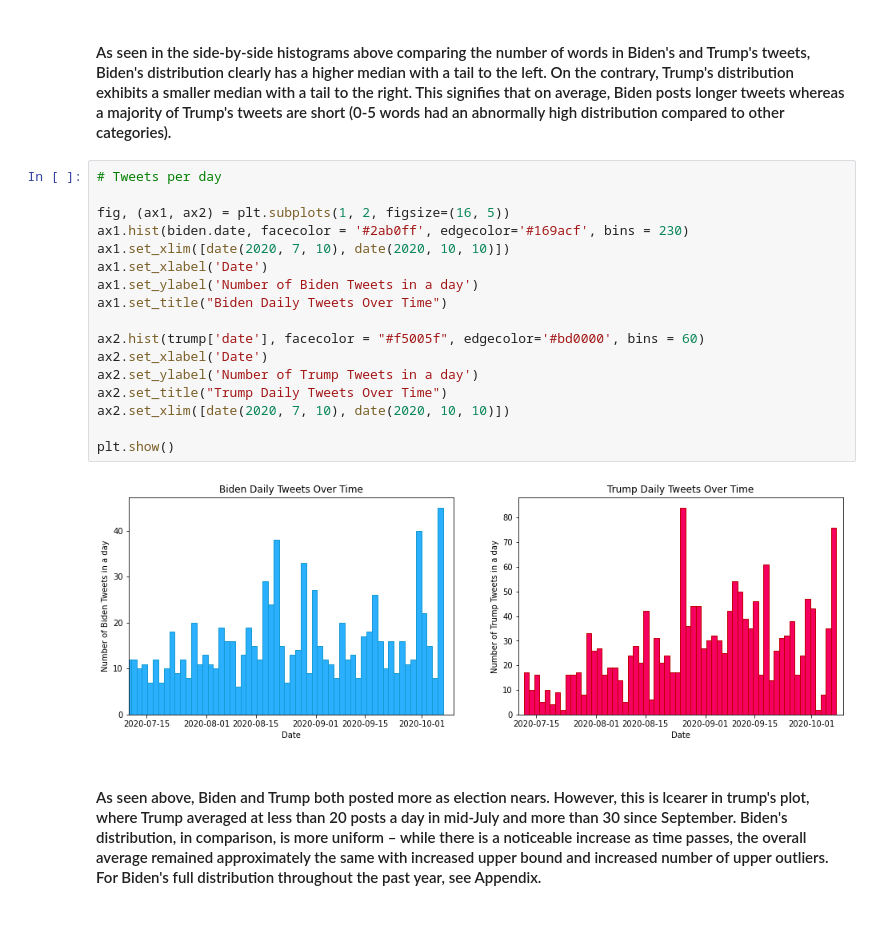
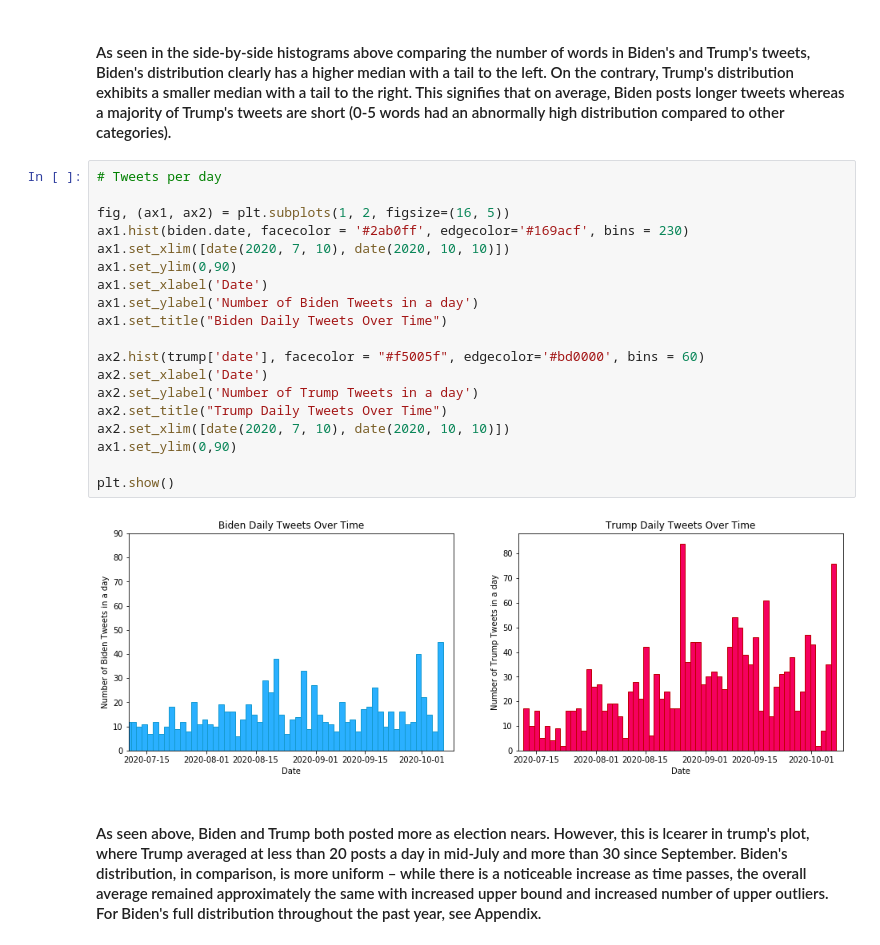
Before and after one commit to sunil-2000/Twitter-Data-Science-Project, a Jupyter notebook: phase4 FINAL (TAs Grade This)-Copy1.ipynb, the cells around one changed output. Saved outputs shown, nothing was run; the diff lists cells and outputs as text.

```diff
--- a/phase4 FINAL (TAs Grade This)-Copy1.ipynb
+++ b/phase4 FINAL (TAs Grade This)-Copy1.ipynb
@@ -415,22 +415,24 @@ plt.show()
 # %%
 # Tweets per day
 
 fig, (ax1, ax2) = plt.subplots(1, 2, figsize=(16, 5))
 ax1.hist(biden.date, facecolor = '#2ab0ff', edgecolor='#169acf', bins = 230)
 ax1.set_xlim([date(2020, 7, 10), date(2020, 10, 10)])
+ax1.set_ylim(0,90)
 ax1.set_xlabel('Date')
 ax1.set_ylabel('Number of Biden Tweets in a day')
 ax1.set_title("Biden Daily Tweets Over Time")
 
 ax2.hist(trump['date'], facecolor = "#f5005f", edgecolor='#bd0000', bins = 60)
 ax2.set_xlabel('Date')
 ax2.set_ylabel('Number of Trump Tweets in a day')
 ax2.set_title("Trump Daily Tweets Over Time")
 ax2.set_xlim([date(2020, 7, 10), date(2020, 10, 10)])
+ax1.set_ylim(0,90)
 
 plt.show()
 # %% [output]
-[figure, old version]
+[figure, new version]
 # %% [markdown]
 #### As seen above, Biden and Trump both posted more as election nears. However, this is lcearer in trump's plot, where Trump averaged at less than 20 posts a day in mid-July and more than 30 since September. Biden's distribution, in comparison, is more uniform – while there is a noticeable increase as time passes, the overall average remained approximately the same with increased upper bound and increased number of upper outliers. For Biden's full distribution throughout the past year, see Appendix.
 # %% [markdown]
```
Also changed, not shown: parts of 34 cells of this notebook.
